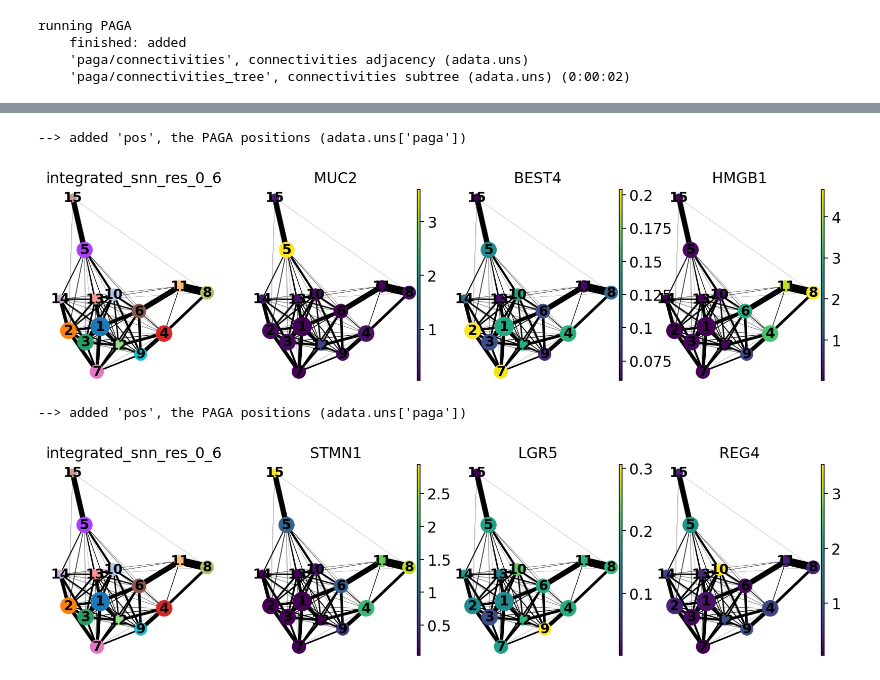
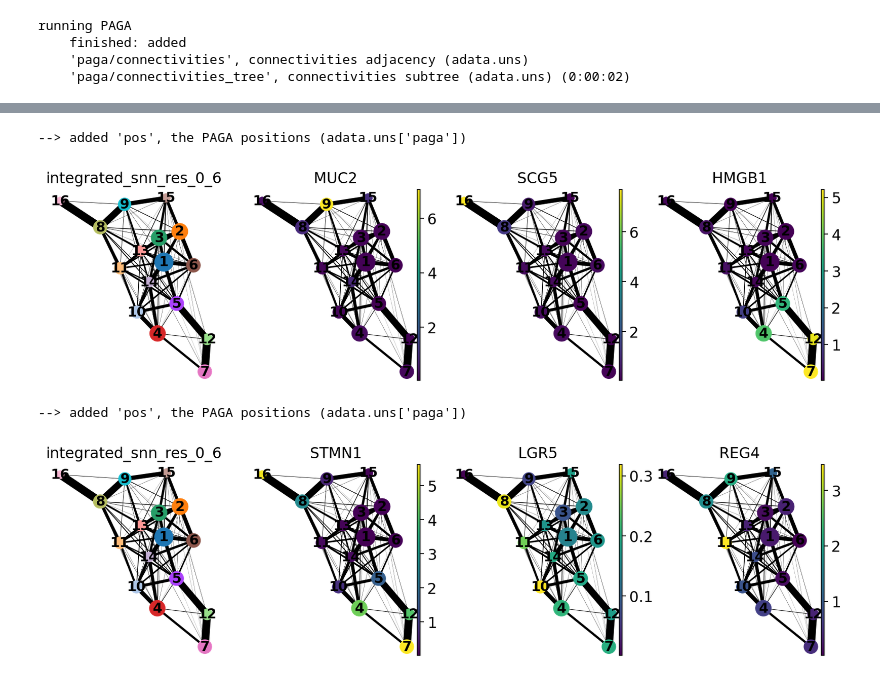
Before and after one commit to SamuelAMiller1/Miller_Policastro_2020_scRNAseq, a Jupyter notebook: paga_colon.ipynb, the cells around one changed output, grey strips where cells are left out. Drawn from its saved outputs; the diff is of its cells as text; code cells hidden in the pictures.

```diff
--- a/paga_colon.ipynb
+++ b/paga_colon.ipynb
@@ -12,7 +12,7 @@ sc.settings.set_figure_params(dpi=80, frameon=False, figsize=(3, 3))  # low dpi
 # %% [output]
 scanpy==1.5.1 anndata==0.7.3 umap==0.4.5 numpy==1.18.5 scipy==1.5.0 pandas==1.0.5 scikit-learn==0.23.1 statsmodels==0.11.1 python-igraph==0.8.2 leidenalg==0.8.1
 # %%
-adata = sc.read_loom("seurat_integrated_spliced.loom")
+adata = sc.read_loom("seurat_integrated.loom")
 # %% [raw]
 test = list(adata.var_names)
 # %%
@@ -52,10 +74,10 @@ running PAGA
 # %%
-sc.pl.paga(adata, color = ['integrated_snn_res_0_6', 'MUC2', 'BEST4', 'HMGB1'])
+sc.pl.paga(adata, color = ['integrated_snn_res_0_6', 'MUC2', 'SCG5', 'HMGB1'])
 # %% [output]
 --> added 'pos', the PAGA positions (adata.uns['paga'])
-[figure, old version]
+[figure, new version]
 # %%
 sc.pl.paga(adata, color = ['integrated_snn_res_0_6', 'STMN1', 'LGR5', 'REG4'])
 # %% [output]
 --> added 'pos', the PAGA positions (adata.uns['paga'])
-[figure, old version]
+[figure, new version]
```
Also changed, not shown: parts of 9 cells of this notebook.
